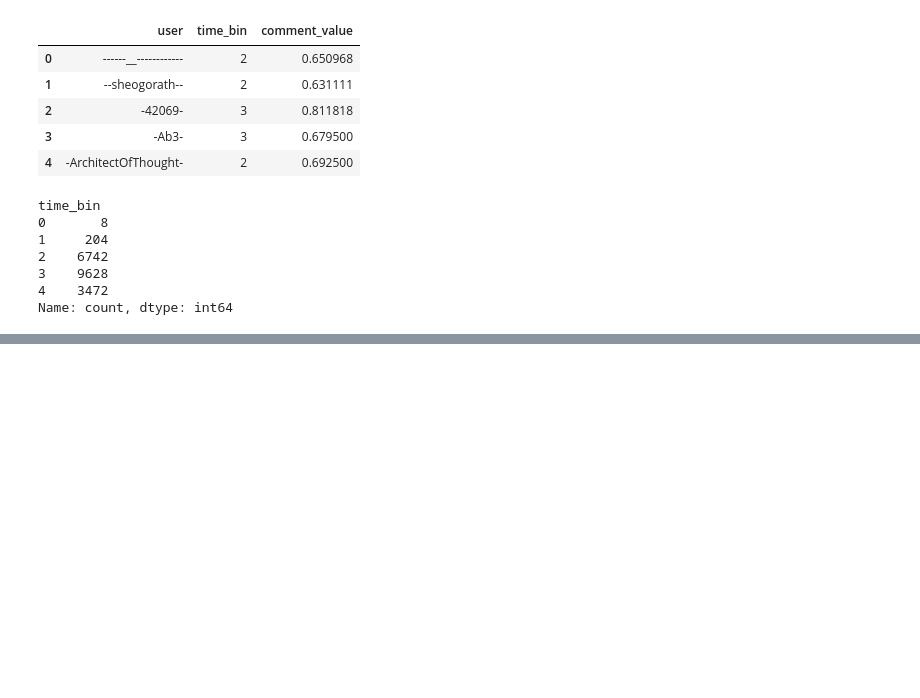
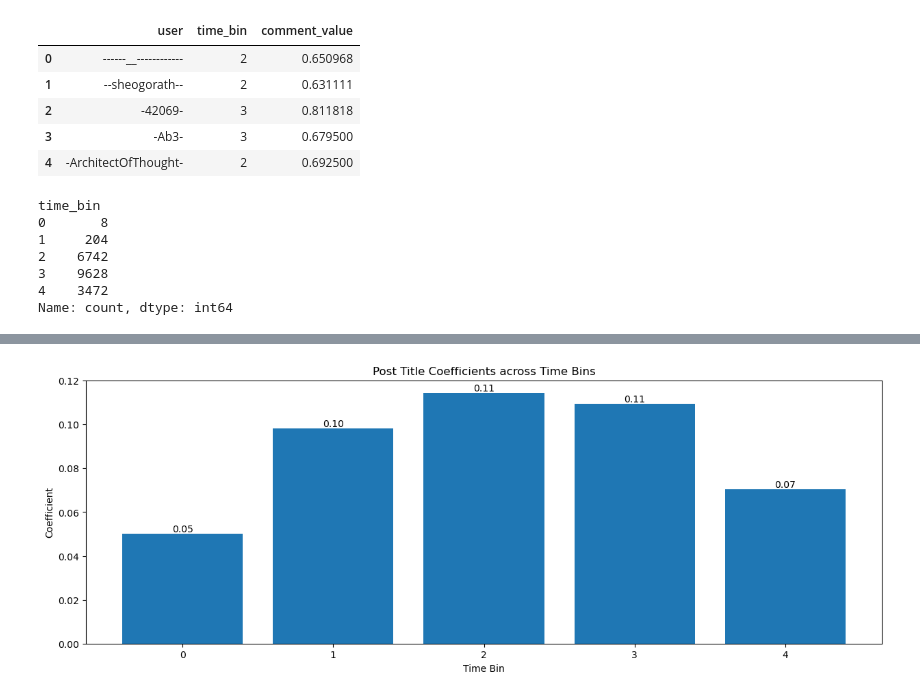
Before and after one commit to nmrenyi/subreddits24, a Jupyter notebook: regression/regression.ipynb, the cells around one changed output, grey strips where cells are left out. Drawn from its saved outputs; the diff is of its cells as text; code cells hidden in the pictures; blank space fills up the shorter version.

```diff
--- a/regression/regression.ipynb
+++ b/regression/regression.ipynb
@@ -493,6 +523,7 @@ time_bin
 4    3472
 Name: count, dtype: int64
 # %%
+models = []
 for i in range(bin_cnt):
     valid_commentator = user_comment_time_interval_df[user_comment_time_interval_df['time_bin'] == i]['user'].unique()
     local_df = interval_regression_df[interval_regression_df['date_interval'] == str(i)].reset_index(drop=True)
@@ -500,7 +531,7 @@ for i in range(bin_cnt):
     local_user_emotion_dict = user_comment_time_interval_df[user_comment_time_interval_df['time_bin'] == i].set_index('user')['comment_value'].to_dict()
     local_df['user_base_emotion'] = local_df['author'].map(local_user_emotion_dict)
     print(f'time bin {i}')
-    regression(local_df)
+    models.append(regression(local_df))
 # %% [output]
 time bin 0
                             OLS Regression Results
@@ -519,3 +550,20 @@ Covariance Type:            nonrobust
 
 Notes:
 [1] Standard Errors assume that the covariance matrix of the errors is correctly specified.
+# %%
+# get the coeff of post_title and post_body and do bar plot across the time bins
+title_coeffs = [models[i].params['post_title'] for i in range(bin_cnt)]
+body_coeffs = [models[i].params['post_body'] for i in range(bin_cnt)]
+user_base_emotion_coeffs = [models[i].params['user_base_emotion'] for i in range(bin_cnt)]
+
+plt.figure(figsize=(15, 5))
+plt.bar(range(bin_cnt), title_coeffs)
+plt.title('Post Title Coefficients across Time Bins')
+plt.xlabel('Time Bin')
+plt.ylabel('Coefficient')
+# show value on the bar
+for i in range(bin_cnt):
+    plt.text(i, title_coeffs[i], f'{title_coeffs[i]:.2f}', ha='center', va='bottom')
+plt.show()
+# %% [output]
+[figure, added]
```
Also changed, not shown: parts of 9 cells of this notebook.
